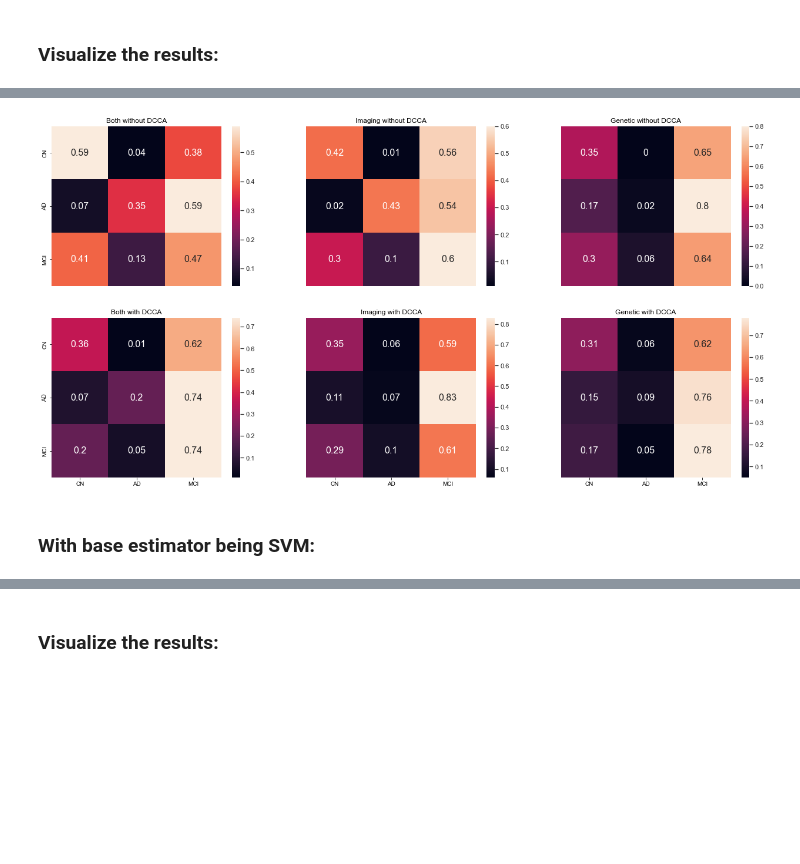
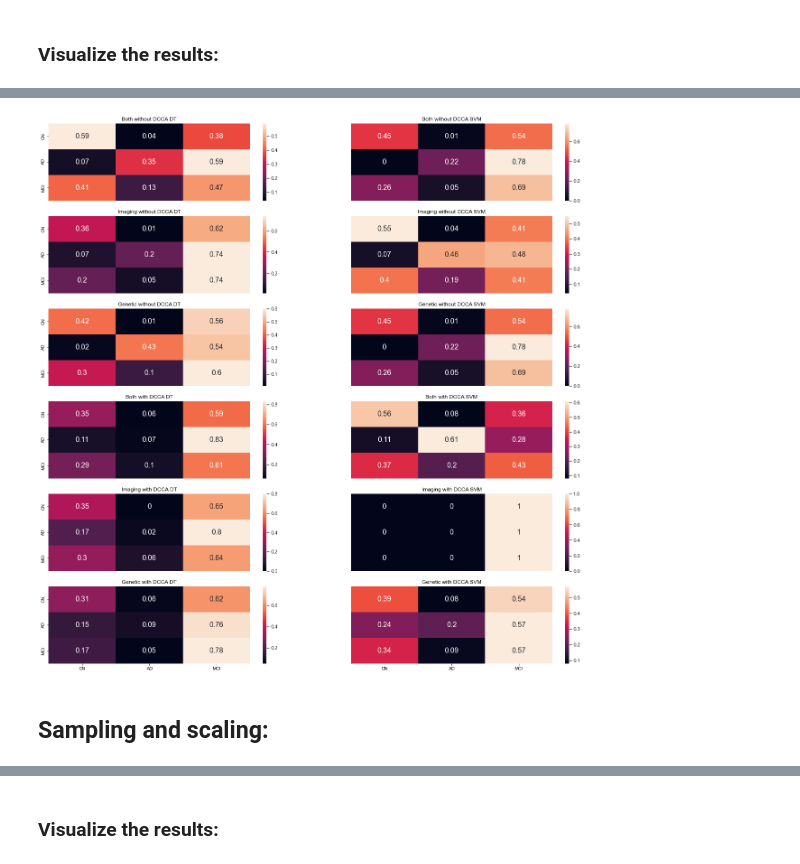
Before and after one commit to georgeaidinis/Dissertation, a Jupyter notebook: DeepCCA Model/ADNI Classification Adaboost OPNMF.ipynb, the cells around one changed output, grey strips where cells are left out. Drawn from its saved outputs; the diff is of its cells as text; code cells hidden in the pictures; blank space fills up the shorter version.

Commit message:
Sampling and scaling done for Boosting

```diff
--- a/DeepCCA Model/ADNI Classification Adaboost OPNMF.ipynb
+++ b/DeepCCA Model/ADNI Classification Adaboost OPNMF.ipynb
@@ -139,14 +140,14 @@ def barplot_scores(Accuracies, F1s, Bal_Accuracies, Names):
     plt.xlabel('SVM', fontweight ='bold', fontsize = 15)
     plt.ylabel('Accuracy Score (%)', fontweight ='bold', fontsize = 15)
 
-    plt.xticks([r + barWidth for r in range(len(Accuracies))],Names)
+    plt.xticks([r + barWidth for r in range(len(Accuracies))],Names, rotation=45)
     plt.grid()
     plt.legend(prop={'size': 7})
     plt.show()
     return
 
 def confusion_matrices(Confusion_Matrices, names, n_rows=2, n_cols=3):
-    fig, axes = plt.subplots(nrows=n_rows,ncols=n_cols,figsize=(22,11));
+    fig, axes = plt.subplots(nrows=n_rows,ncols=n_cols,figsize=(22,22));
     sns.set(font_scale=1) # for label size
 
     # No DCCA:
@@ -165,5 +166,19 @@ def confusion_matrices(Confusion_Matrices, names, n_rows=2, n_cols=3):
 
     plt.show()
     return
+
+def undersample(df, ylabel='Diagnosis_nearest_2.0'):
+    classes = df[ylabel].value_counts().to_dict() # specific to this dataset
+    least_class_amount = min(classes.values())
+    classes_list = []
+    for key in classes:
+        classes_list.append(df[df[ylabel] == key])
+    classes_sample = []
+    for i in range(0,len(classes_list)-1):
+        classes_sample.append(classes_list[i].sample(least_class_amount))
+    df_maybe = pd.concat(classes_sample)
+    final_df = pd.concat([df_maybe,classes_list[-1]], axis=0)
+    final_df = final_df.reset_index(drop=True)
+    return final_df
 # %% [markdown]
 ## Perform Classification using Bagging:
@@ -325,6 +404,6 @@ barplot_scores(Accuracies, F1s, Balanced_Accuracies, names)
 # %%
-confusion_matrices(Confusion_Matrices, names, n_rows=2, n_cols=3)
+confusion_matrices(Confusion_Matrices, names, n_rows=6, n_cols=2)
 # %% [output]
-[figure, old version]
+[figure, new version]
 # %% [markdown]
-### With base estimator being SVM:
+## Sampling and scaling:
```
Also changed, not shown: parts of 9 cells of this notebook, 5 other files.
